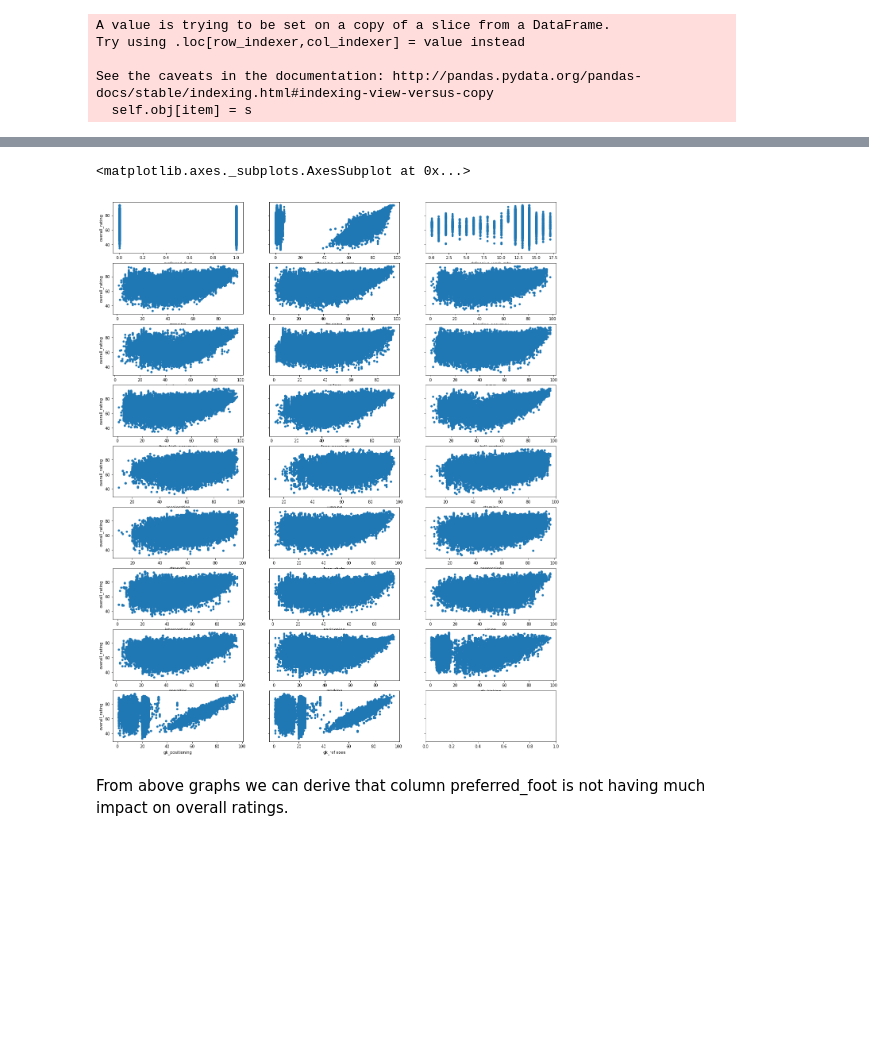
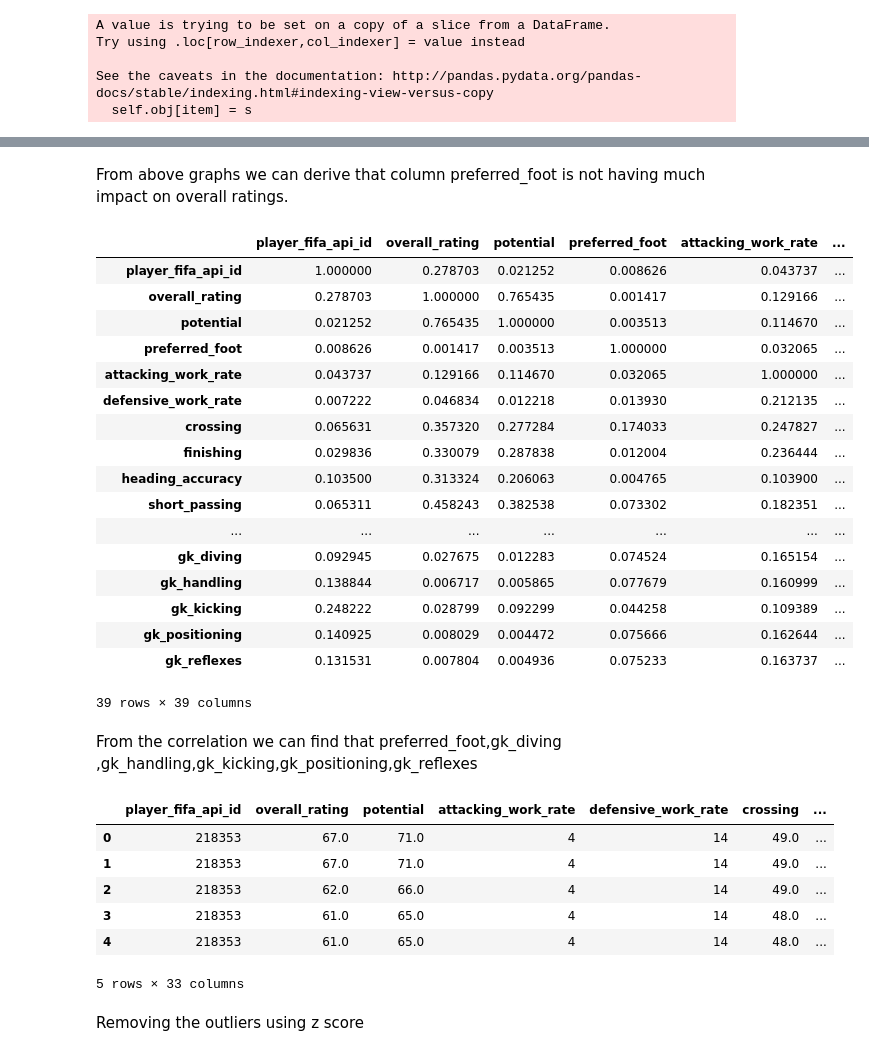
Before and after one commit to Aniket130590/MLProject1, a Jupyter notebook: MLProject1.ipynb, the cells around one changed output, grey strips where cells are left out. Drawn from its saved outputs; the diff is of its cells as text; code cells hidden in the pictures; blank space fills up the shorter version.

```diff
--- a/MLProject1.ipynb
+++ b/MLProject1.ipynb
@@ -104,38 +126,27 @@ Index(['date', 'overall_rating', 'potential', 'preferred_foot',
        'standing_tackle', 'sliding_tackle', 'gk_diving', 'gk_handling',
        'gk_kicking', 'gk_positioning', 'gk_reflexes'],
       dtype='object')
-# %%
-fig,axs=plt.subplots(9,3,sharey=True)
-df2.plot(x='preferred_foot',y='overall_rating',kind='scatter',ax=axs[0,0],figsize=(20,25))
-df2.plot(x='potential',y='overall_rating',kind='scatter',ax=axs[0,1])
-df2.plot(x='attacking_work_rate',y='overall_rating',kind='scatter',ax=axs[0,1])
-df2.plot(x='defensive_work_rate',y='overall_rating',kind='scatter',ax=axs[0,2])
-df2.plot(x='crossing',y='overall_rating',kind='scatter',ax=axs[1,0])
-df2.plot(x='finishing',y='overall_rating',kind='scatter',ax=axs[1,1])
-df2.plot(x='heading_accuracy',y='overall_rating',kind='scatter',ax=axs[1,2])
-df2.plot(x='short_passing',y='overall_rating',kind='scatter',ax=axs[2,0])
-df2.plot(x='volleys',y='overall_rating',kind='scatter',ax=axs[2,1])
-df2.plot(x='dribbling',y='overall_rating',kind='scatter',ax=axs[2,2])
-df2.plot(x='curve',y='overall_rating',kind='scatter',ax=axs[2,2])
-df2.plot(x='free_kick_accuracy',y='overall_rating',kind='scatter',ax=axs[3,0])
-df2.plot(x='long_passing',y='overall_rating',kind='scatter',ax=axs[3,1])
-df2.plot(x='ball_control',y='overall_rating',kind='scatter',ax=axs[3,2])
-df2.plot(x='acceleration',y='overall_rating',kind='scatter',ax=axs[4,0])
-df2.plot(x='jumping',y='overall_rating',kind='scatter',ax=axs[4,1])
-df2.plot(x='stamina',y='overall_rating',kind='scatter',ax=axs[4,2])
-df2.plot(x='strength',y='overall_rating',kind='scatter',ax=axs[5,0])
-df2.plot(x='long_shots',y='overall_rating',kind='scatter',ax=axs[5,1])
-df2.plot(x='aggression',y='overall_rating',kind='scatter',ax=axs[5,2])
-df2.plot(x='interceptions',y='overall_rating',kind='scatter',ax=axs[6,0])
-df2.plot(x='positioning',y='overall_rating',kind='scatter',ax=axs[6,1])
-df2.plot(x='vision',y='overall_rating',kind='scatter',ax=axs[6,2])
-df2.plot(x='penalties',y='overall_rating',kind='scatter',ax=axs[7,0])
-df2.plot(x='marking',y='overall_rating',kind='scatter',ax=axs[7,1])
-df2.plot(x='gk_kicking',y='overall_rating',kind='scatter',ax=axs[7,2])
-df2.plot(x='gk_positioning',y='overall_rating',kind='scatter',ax=axs[8,0])
-df2.plot(x='gk_reflexes',y='overall_rating',kind='scatter',ax=axs[8,1])
-# %% [output]
-<matplotlib.axes._subplots.AxesSubplot at 0x...>
-[figure, removed]
 # %% [markdown]
 From above graphs we can derive that column preferred_foot is not having much impact on overall ratings.
+# %%
+crr=df2.corr().abs()
+crr
+# %% [output]
+|  | player_fifa_api_id | overall_rating | potential | preferred_foot | attacking_work_rate | ... |
+| player_fifa_api_id | 1.000000 | 0.278703 | 0.021252 | 0.008626 | 0.043737 | ... |
+| overall_rating | 0.278703 | 1.000000 | 0.765435 | 0.001417 | 0.129166 | ... |
+| potential | 0.021252 | 0.765435 | 1.000000 | 0.003513 | 0.114670 | ... |
+| preferred_foot | 0.008626 | 0.001417 | 0.003513 | 1.000000 | 0.032065 | ... |
+| attacking_work_rate | 0.043737 | 0.129166 | 0.114670 | 0.032065 | 1.000000 | ... |
+| defensive_work_rate | 0.007222 | 0.046834 | 0.012218 | 0.013930 | 0.212135 | ... |
+| crossing | 0.065631 | 0.357320 | 0.277284 | 0.174033 | 0.247827 | ... |
+| finishing | 0.029836 | 0.330079 | 0.287838 | 0.012004 | 0.236444 | ... |
+| heading_accuracy | 0.103500 | 0.313324 | 0.206063 | 0.004765 | 0.103900 | ... |
+| short_passing | 0.065311 | 0.458243 | 0.382538 | 0.073302 | 0.182351 | ... |
+| ... | ... | ... | ... | ... | ... | ... |
+| gk_diving | 0.092945 | 0.027675 | 0.012283 | 0.074524 | 0.165154 | ... |
+| gk_handling | 0.138844 | 0.006717 | 0.005865 | 0.077679 | 0.160999 | ... |
+| gk_kicking | 0.248222 | 0.028799 | 0.092299 | 0.044258 | 0.109389 | ... |
+| gk_positioning | 0.140925 | 0.008029 | 0.004472 | 0.075666 | 0.162644 | ... |
+| gk_reflexes | 0.131531 | 0.007804 | 0.004936 | 0.075233 | 0.163737 | ... |
+39 rows × 39 columns
@@ -141,0 +155,3 @@ From above graphs we can derive that column preferred_foot is not having much im
+# %% [markdown]
+From the correlation we can find that preferred_foot,gk_diving
+,gk_handling,gk_kicking,gk_positioning,gk_reflexes
@@ -142,3 +162,15 @@ From above graphs we can derive that column preferred_foot is not having much im
+# %%
+df2.head()
+# %% [output]
+|  | player_fifa_api_id | overall_rating | potential | attacking_work_rate | defensive_work_rate | crossing | ... |
+| 0 | 218353 | 67.0 | 71.0 | 4 | 14 | 49.0 | ... |
+| 1 | 218353 | 67.0 | 71.0 | 4 | 14 | 49.0 | ... |
+| 2 | 218353 | 62.0 | 66.0 | 4 | 14 | 49.0 | ... |
+| 3 | 218353 | 61.0 | 65.0 | 4 | 14 | 48.0 | ... |
+| 4 | 218353 | 61.0 | 65.0 | 4 | 14 | 48.0 | ... |
+5 rows × 33 columns
+# %% [markdown]
+Removing the outliers using z score
 # %%
 from scipy import stats
 import numpy as np
```
Also changed, not shown: parts of 30 cells of this notebook.
